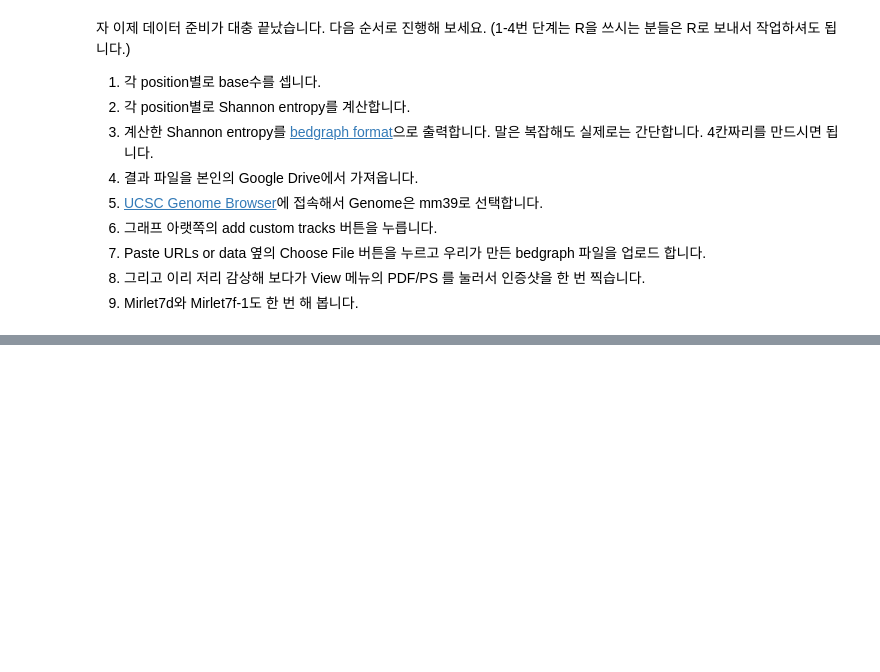
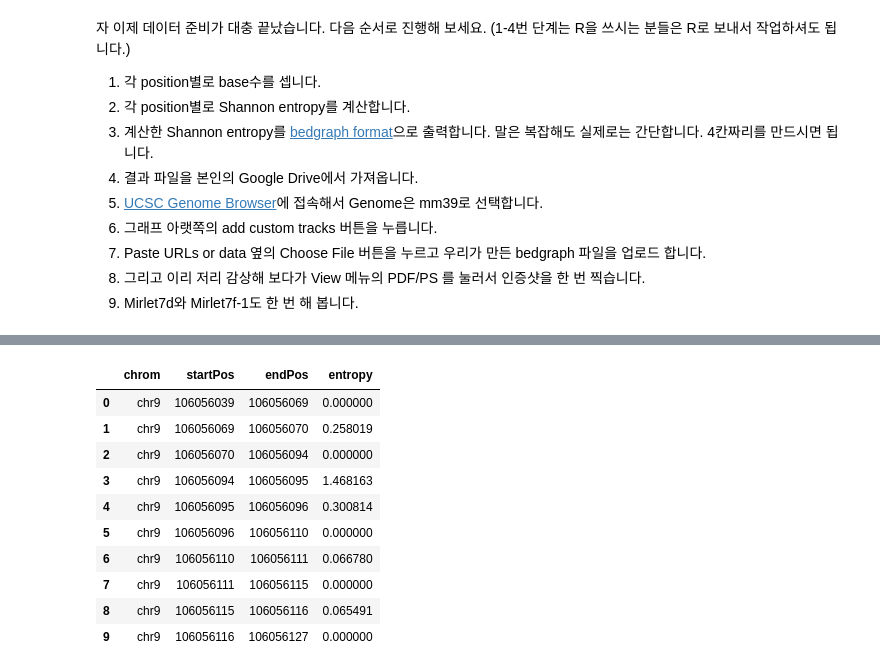
Before and after one commit to krchoihm/bioinfo1-project, a Jupyter notebook: CoLab_TermProj_2024_3.ipynb, the cells around one changed output, grey strips where cells are left out. Saved outputs shown, nothing was run; the diff lists cells and outputs as text; code cells hidden in the pictures; blank space fills up the shorter version.

```diff
--- a/CoLab_TermProj_2024_3.ipynb
+++ b/CoLab_TermProj_2024_3.ipynb
@@ -163,0 +258,26 @@ pileup[pileup['pos'] == 106056094].iloc[0]['matches']
+# %%
+pileup_bg = []
+iStart = pileup.iloc[0]['pos']
+lastEntropy = pileup.iloc[0]['entropy']
+
+for _, row in pileup.iterrows():
+    if row['entropy'] != lastEntropy:
+        pileup_bg.append({'chrom' : 'chr9', 'startPos' : iStart, 'endPos' : row['pos'], 'entropy' : lastEntropy})
+        iStart = row['pos']
+    lastEntropy = row['entropy']
+pileup_bg.append({'chrom' : 'chr9', 'startPos' : iStart, 'endPos' : pileup.iloc[len(pileup)-1]['endPos'], 'entropy' : lastEntropy})
+
+pileup_bg = pd.DataFrame(pileup_bg)
+pileup_bg
+# %% [output]
+|  | chrom | startPos | endPos | entropy |
+| 0 | chr9 | 106056039 | 106056069 | 0.000000 |
+| 1 | chr9 | 106056069 | 106056070 | 0.258019 |
+| 2 | chr9 | 106056070 | 106056094 | 0.000000 |
+| 3 | chr9 | 106056094 | 106056095 | 1.468163 |
+| 4 | chr9 | 106056095 | 106056096 | 0.300814 |
+| 5 | chr9 | 106056096 | 106056110 | 0.000000 |
+| 6 | chr9 | 106056110 | 106056111 | 0.066780 |
+| 7 | chr9 | 106056111 | 106056115 | 0.000000 |
+| 8 | chr9 | 106056115 | 106056116 | 0.065491 |
+| 9 | chr9 | 106056116 | 106056127 | 0.000000 |
```
Also changed, not shown: parts of 19 cells of this notebook.
